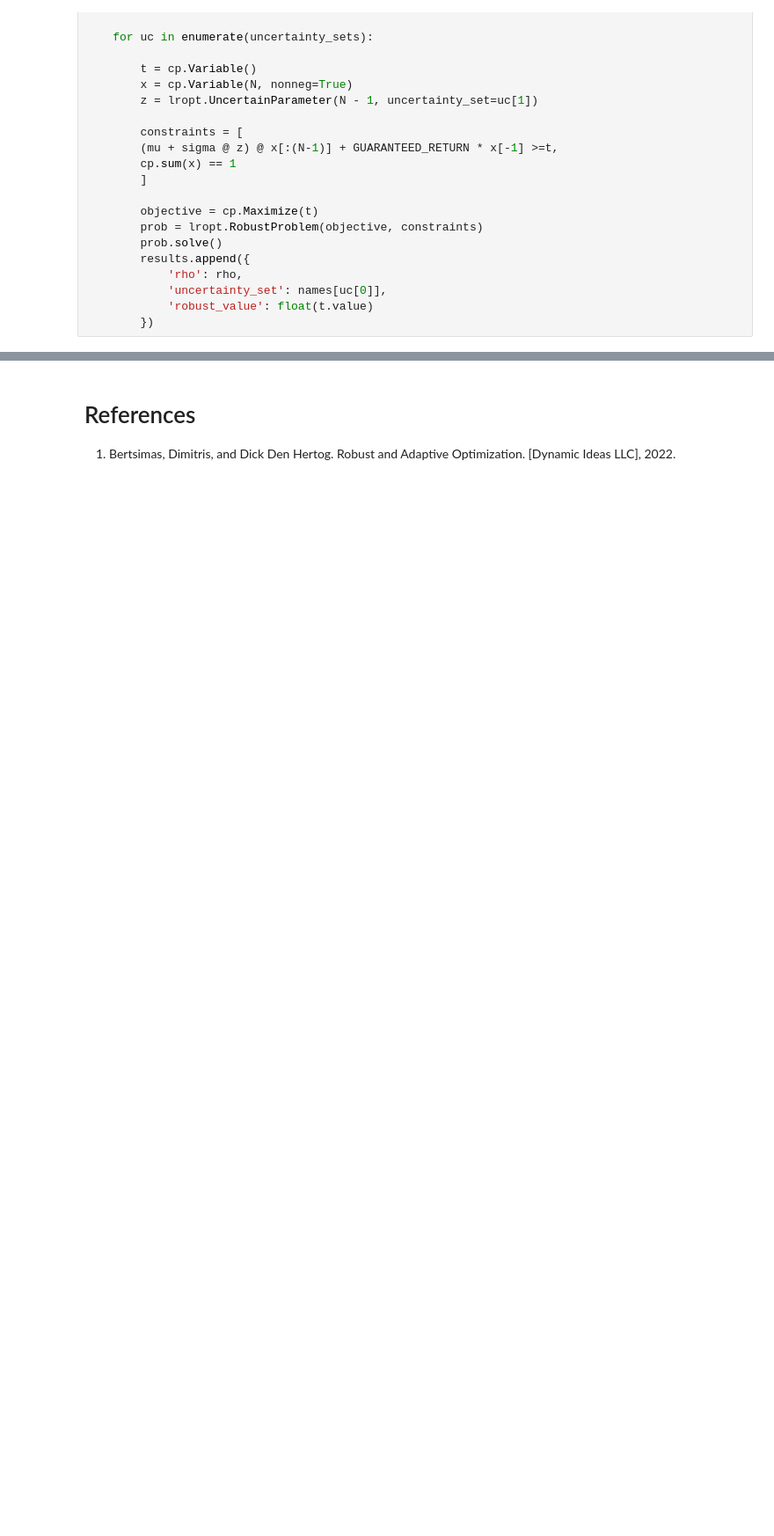
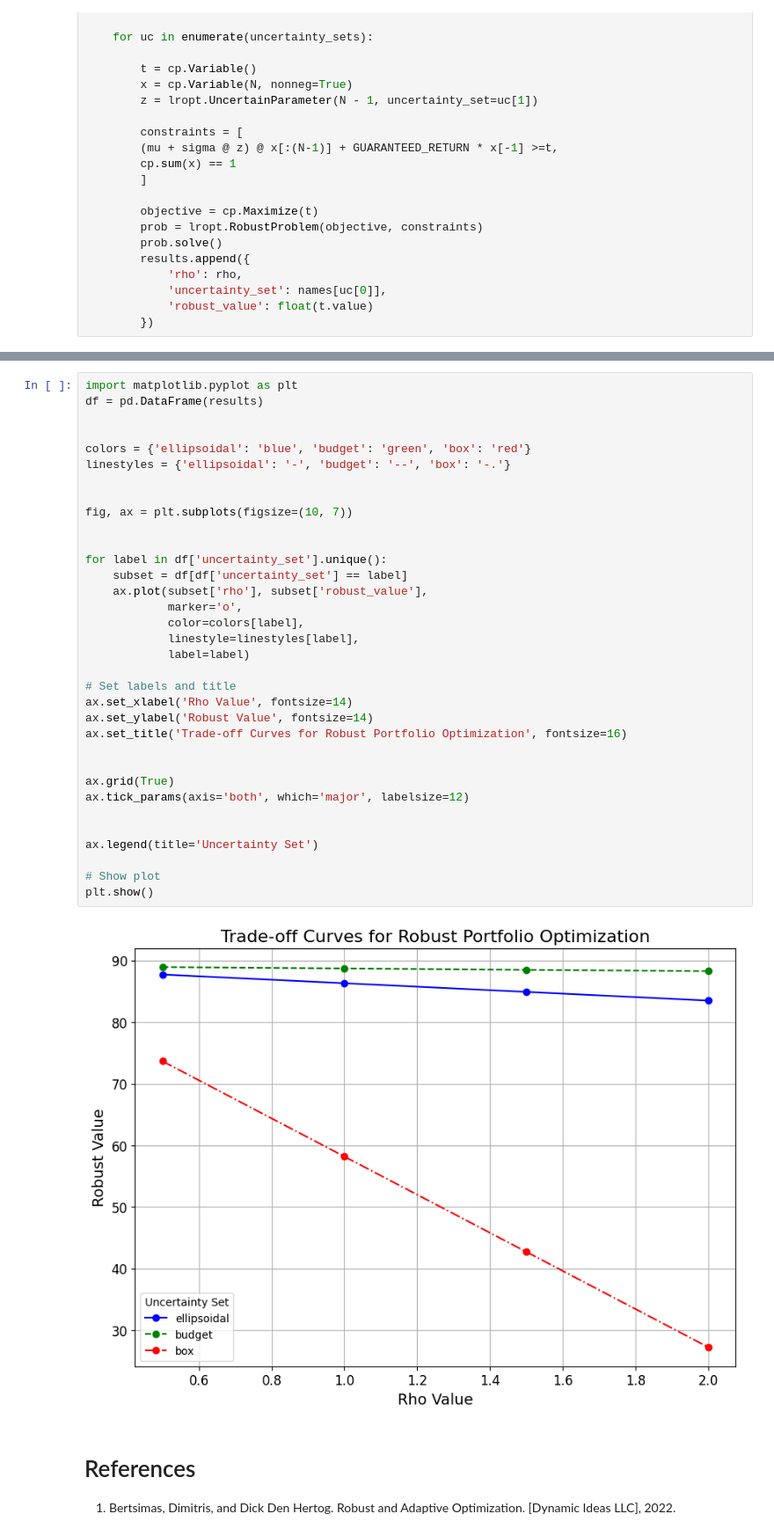
Before and after one commit to stellatogrp/lropt, a Jupyter notebook: docs/getting_started/robust_problems/robust_mean_variance_portfolio.ipynb, the cells around one changed output, grey strips where cells are left out. Shown at 88% size. Drawn from its saved outputs; the diff is of its cells as text; blank space fills up the shorter version.

```diff
--- a/docs/getting_started/robust_problems/robust_mean_variance_portfolio.ipynb
+++ b/docs/getting_started/robust_problems/robust_mean_variance_portfolio.ipynb
@@ -117,3 +140,39 @@ chart.show()
+# %%
+import matplotlib.pyplot as plt
+df = pd.DataFrame(results)
+
+
+colors = {'ellipsoidal': 'blue', 'budget': 'green', 'box': 'red'}
+linestyles = {'ellipsoidal': '-', 'budget': '--', 'box': '-.'}
+
+
+fig, ax = plt.subplots(figsize=(10, 7))
+
+
+for label in df['uncertainty_set'].unique():
+    subset = df[df['uncertainty_set'] == label]
+    ax.plot(subset['rho'], subset['robust_value'],
+            marker='o',
+            color=colors[label],
+            linestyle=linestyles[label],
+            label=label)
+
+# Set labels and title
+ax.set_xlabel('Rho Value', fontsize=14)
+ax.set_ylabel('Robust Value', fontsize=14)
+ax.set_title('Trade-off Curves for Robust Portfolio Optimization', fontsize=16)
+
+
+ax.grid(True)
+ax.tick_params(axis='both', which='major', labelsize=12)
+
+
+ax.legend(title='Uncertainty Set')
+
+# Show plot
+plt.show()
+# %% [output]
+[figure, added]
 # %% [markdown]
 # References
 
```
Also changed, not shown: parts of 1 cell of this notebook, 3 other files.
